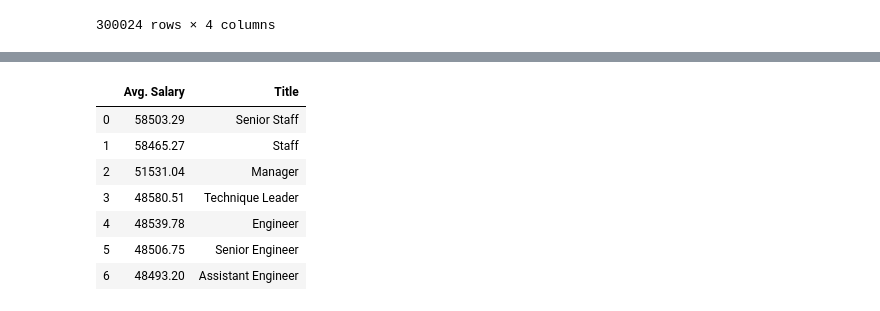
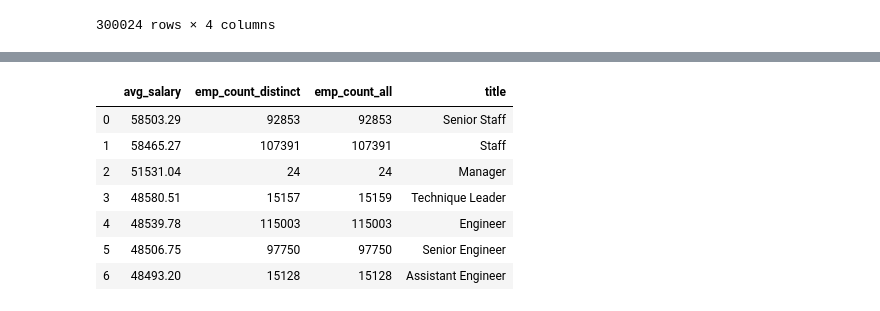
Before and after one commit to florin-vasiliu/sql-challenge, a Jupyter notebook: EmployeeSQL/SalaryAnalysis.ipynb, the cells around one changed output, grey strips where cells are left out. Cells and saved outputs as stored; diff of their text form; code cells hidden in the pictures.

```diff
--- a/EmployeeSQL/SalaryAnalysis.ipynb
+++ b/EmployeeSQL/SalaryAnalysis.ipynb
@@ -67,15 +71,22 @@ plt.show()
-# %%
-#Renaming Columns
-avg_salary_per_title_df=avg_salary_per_title_df.rename(columns={0:"Avg. Salary",1:"Title"})
-avg_salary_per_title_df
-# %% [output]
-|  | Avg. Salary | Title |
-| 0 | 58503.29 | Senior Staff |
-| 1 | 58465.27 | Staff |
-| 2 | 51531.04 | Manager |
-| 3 | 48580.51 | Technique Leader |
-| 4 | 48539.78 | Engineer |
-| 5 | 48506.75 | Senior Engineer |
-| 6 | 48493.20 | Assistant Engineer |
+# %%
+#rename salary table columns and seting index
+avg_salaries_per_title_columns={
+    0 : "avg_salary",
+    1 : "emp_count_distinct",
+    2 : "emp_count_all",
+    3 : "title"
+}
+
+avg_salary_per_title_df=avg_salary_per_title_df.rename(columns=avg_salaries_per_title_columns)
+avg_salary_per_title_df
+# %% [output]
+|  | avg_salary | emp_count_distinct | emp_count_all | title |
+| 0 | 58503.29 | 92853 | 92853 | Senior Staff |
+| 1 | 58465.27 | 107391 | 107391 | Staff |
+| 2 | 51531.04 | 24 | 24 | Manager |
+| 3 | 48580.51 | 15157 | 15159 | Technique Leader |
+| 4 | 48539.78 | 115003 | 115003 | Engineer |
+| 5 | 48506.75 | 97750 | 97750 | Senior Engineer |
+| 6 | 48493.20 | 15128 | 15128 | Assistant Engineer |
 # %%
 #plotting bar chart
```
Also changed, not shown: parts of 3 cells of this notebook, 4 other files.
